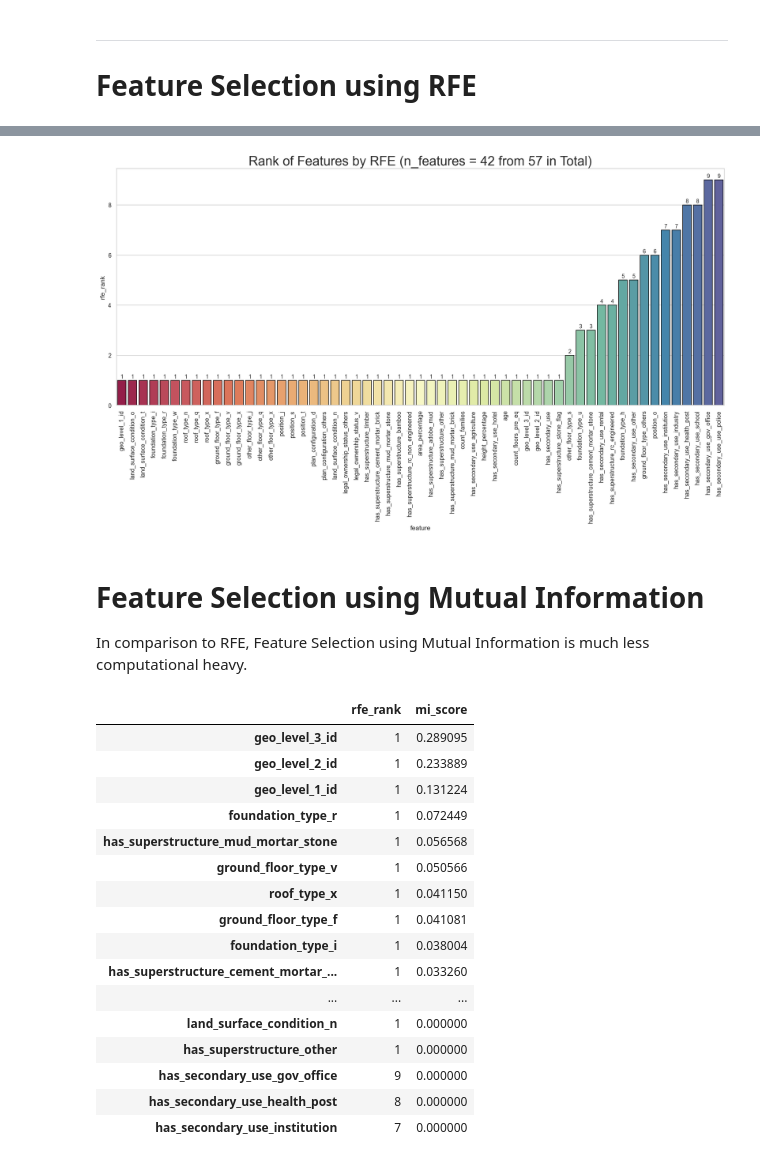
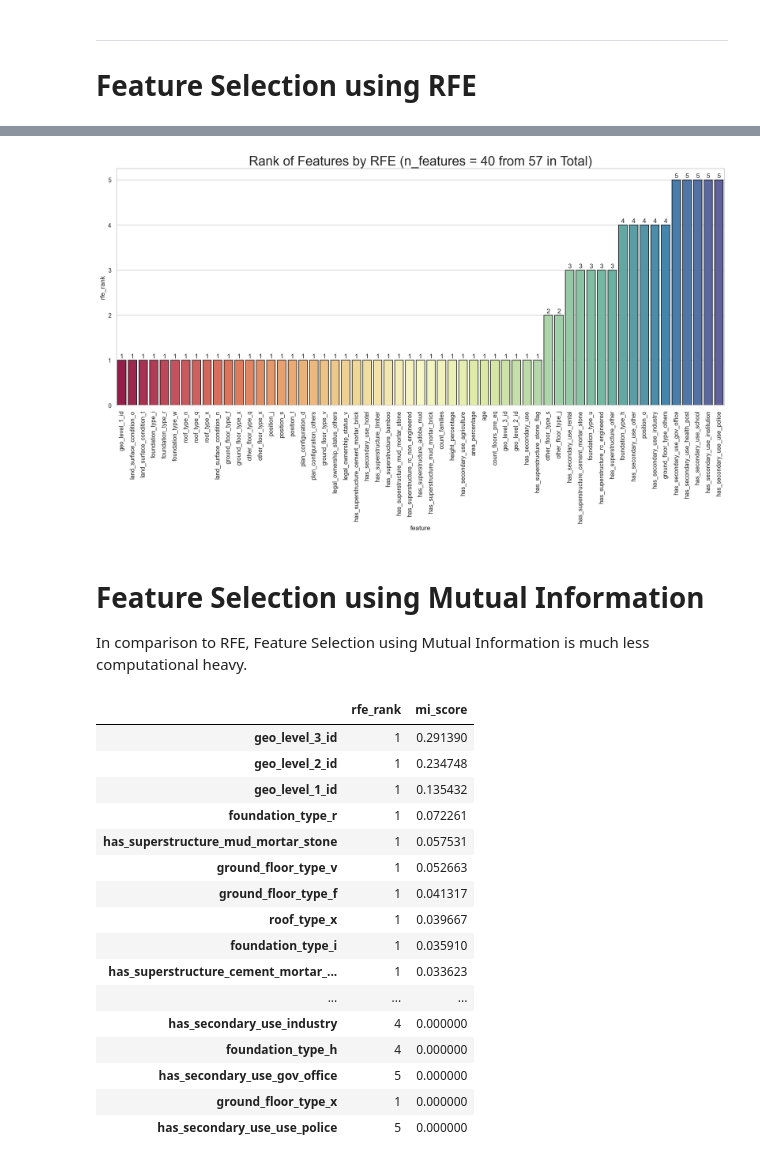
Before and after one commit to nina-prog/richters-predictor-modeling-earthquake-damage, a Jupyter notebook: notebooks/week02/week02-cat-grouping-and-feature-selection.ipynb, the cells around one changed output, grey strips where cells are left out. Saved outputs shown, nothing was run; the diff lists cells and outputs as text; code cells hidden in the pictures.

Commit message:
Implemented RFECV

```diff
--- a/notebooks/week02/week02-cat-grouping-and-feature-selection.ipynb
+++ b/notebooks/week02/week02-cat-grouping-and-feature-selection.ipynb
@@ -217,27 +274,28 @@ Fitting estimator with 43 features.
 # %%
-def plot_rfe_ranking(rfe: RFE):
+def plot_rfe_ranking(rfe):
     """
-    Plots results from RFE, i.e. feature and its rank in barplot.
+    Plots results from RFE or RFECV, i.e. feature and its rank in barplot.
 
-    :param rfe: Fitted RFE object; Gets returned from 'get_top_k_features_using_rfe' function
+    :param rfe: Fitted RFE / RFECV object
     :return: None
     """
 
     # Create dataframe for plotting
     res = pd.DataFrame({"feature": rfe.feature_names_in_, "rfe_rank": rfe.ranking_})
     res = res.sort_values(by="rfe_rank")
 
     # Plot settings
     plt.figure(figsize=(20, 8), dpi=128)
     plt.title(f"Rank of Features by RFE (n_features = {rfe.n_features_} from {rfe.n_features_in_} in Total)", size=24)
     g = sns.barplot(data=res, x="feature", y="rfe_rank", edgecolor="black", palette="Spectral")
     plt.xticks(rotation=90)
     plt.bar_label(g.containers[0], padding=1.5)
     plt.show()
 
-plot_rfe_ranking(rfe)
+#plot_rfe_ranking(rfe)
+plot_rfe_ranking(rfecv)
 # %% [output]
-[figure, old version]
+[figure, new version]
 # %% [markdown]
 # Feature Selection using Mutual Information
 In comparison to RFE, Feature Selection using Mutual Information is much less computational heavy.
@@ -272,25 +330,26 @@ def get_comparison_df_rfe_mi(rfe: RFE, mi_scores: list, sort_by = "mi_score", as
 
     return comparison
 
-get_comparison_df_rfe_mi(rfe=rfe, mi_scores=mi_scores, sort_by="mi_score")
+#get_comparison_df_rfe_mi(rfe=rfe, mi_scores=mi_scores, sort_by="mi_score")
+get_comparison_df_rfe_mi(rfe=rfecv, mi_scores=mi_scores, sort_by="mi_score")
 # %% [output]
 |  | rfe_rank | mi_score |
-| geo_level_3_id | 1 | 0.289095 |
-| geo_level_2_id | 1 | 0.233889 |
-| geo_level_1_id | 1 | 0.131224 |
-| foundation_type_r | 1 | 0.072449 |
-| has_superstructure_mud_mortar_stone | 1 | 0.056568 |
-| ground_floor_type_v | 1 | 0.050566 |
-| roof_type_x | 1 | 0.041150 |
-| ground_floor_type_f | 1 | 0.041081 |
-| foundation_type_i | 1 | 0.038004 |
-| has_superstructure_cement_mortar_... | 1 | 0.033260 |
+| geo_level_3_id | 1 | 0.291390 |
+| geo_level_2_id | 1 | 0.234748 |
+| geo_level_1_id | 1 | 0.135432 |
+| foundation_type_r | 1 | 0.072261 |
+| has_superstructure_mud_mortar_stone | 1 | 0.057531 |
+| ground_floor_type_v | 1 | 0.052663 |
+| ground_floor_type_f | 1 | 0.041317 |
+| roof_type_x | 1 | 0.039667 |
+| foundation_type_i | 1 | 0.035910 |
+| has_superstructure_cement_mortar_... | 1 | 0.033623 |
 | ... | ... | ... |
-| land_surface_condition_n | 1 | 0.000000 |
-| has_superstructure_other | 1 | 0.000000 |
-| has_secondary_use_gov_office | 9 | 0.000000 |
-| has_secondary_use_health_post | 8 | 0.000000 |
-| has_secondary_use_institution | 7 | 0.000000 |
+| has_secondary_use_industry | 4 | 0.000000 |
+| foundation_type_h | 4 | 0.000000 |
+| has_secondary_use_gov_office | 5 | 0.000000 |
+| ground_floor_type_x | 1 | 0.000000 |
+| has_secondary_use_use_police | 5 | 0.000000 |
 # %%
 def plot_mi_ranking(mi_scores):
     """
```
Also changed, not shown: parts of 6 cells of this notebook, 1 other file.
